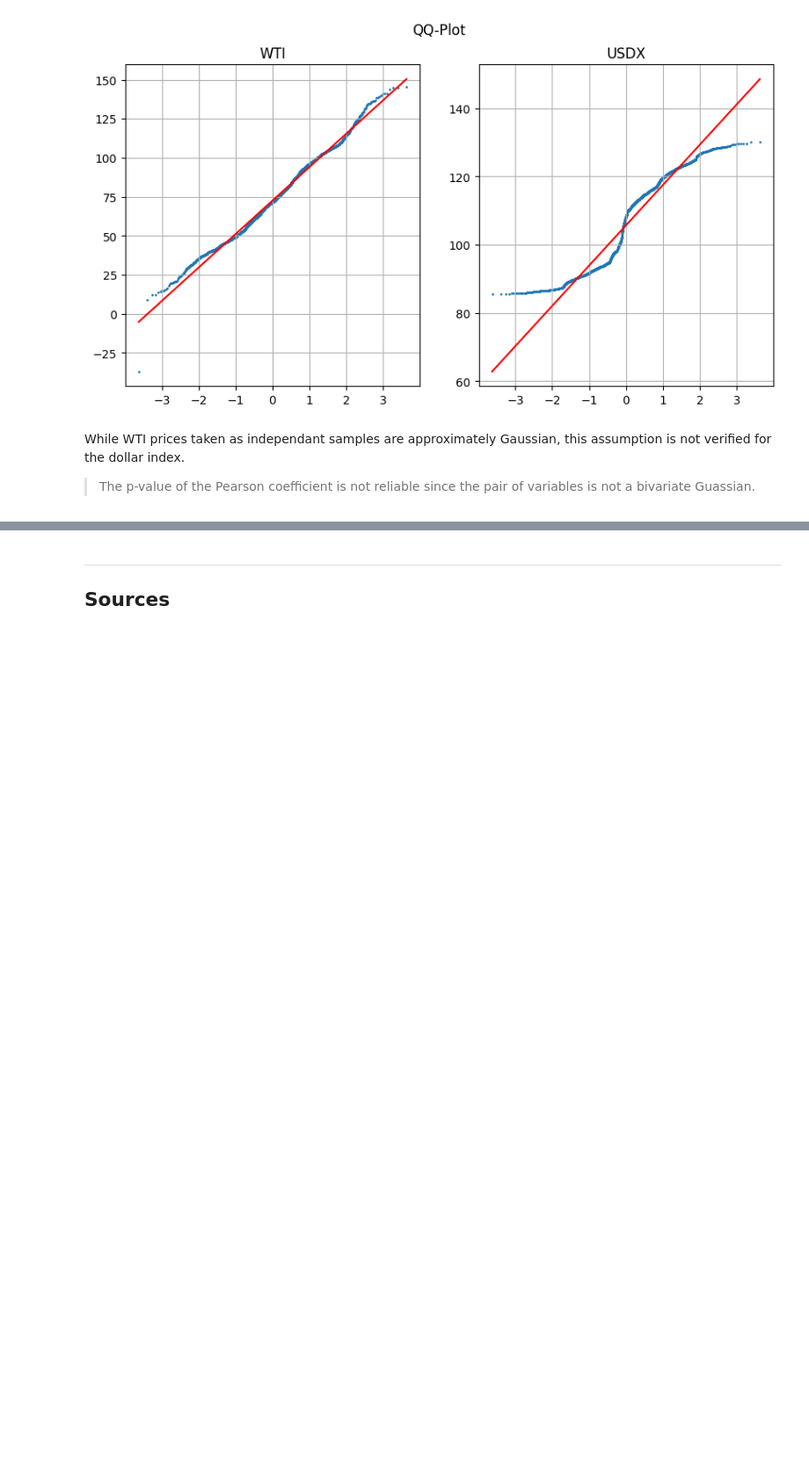
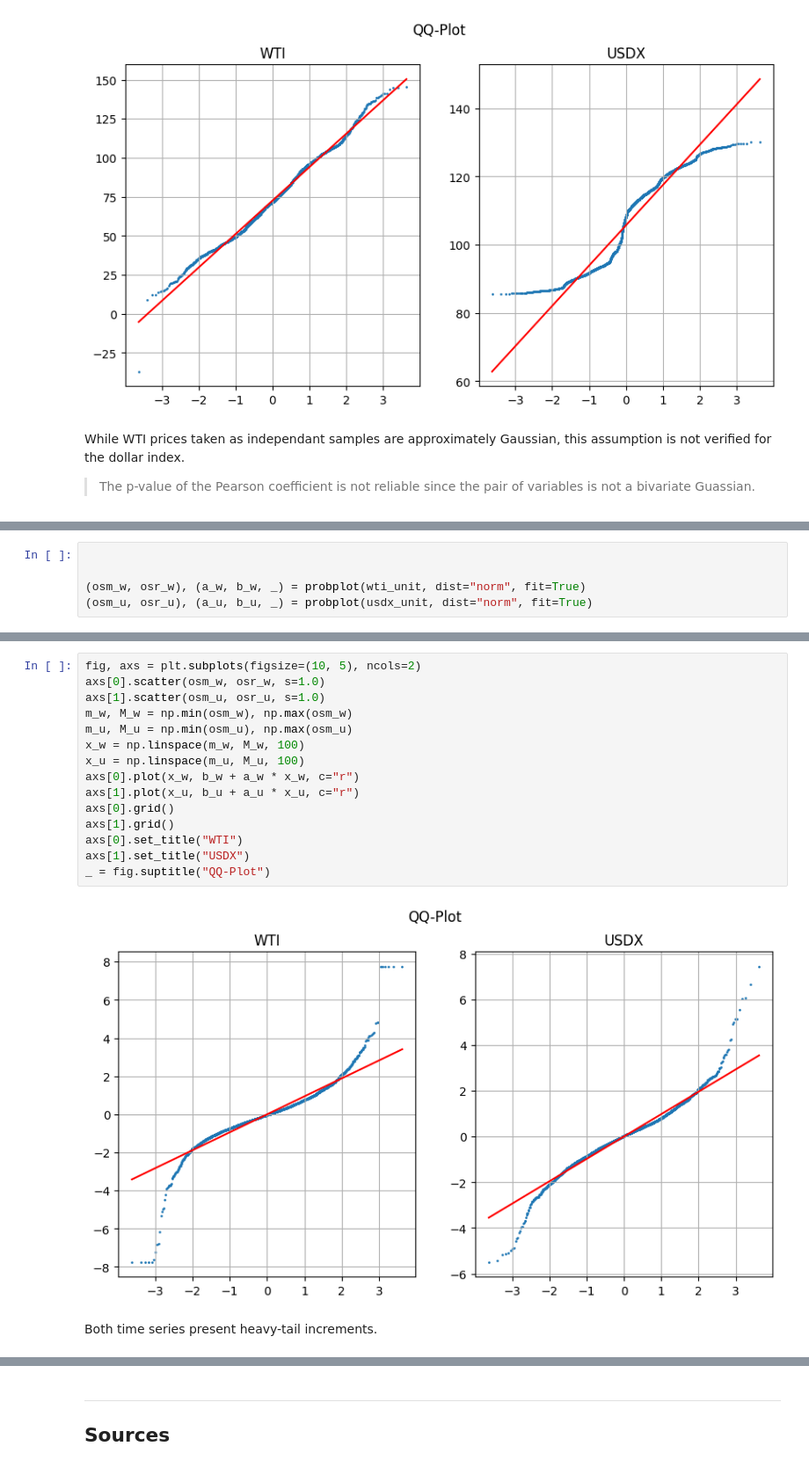
Before and after one commit to chataignault/irbackend, a Jupyter notebook: notebooks/WTI_DXY_correlation.ipynb, the cells around one changed output, grey strips where cells are left out. Shown: that part at 88% size. Drawn from its saved outputs; the diff is of its cells as text; blank space fills up the shorter version.

```diff
--- a/notebooks/WTI_DXY_correlation.ipynb
+++ b/notebooks/WTI_DXY_correlation.ipynb
@@ -274,0 +375,5 @@ The linear projection approximation is not satisfying, first because the time se
+# %%
+
+
+(osm_w, osr_w), (a_w, b_w, _) = probplot(wti_unit, dist="norm", fit=True)
+(osm_u, osr_u), (a_u, b_u, _) = probplot(usdx_unit, dist="norm", fit=True)
@@ -274,0 +427,19 @@ The linear projection approximation is not satisfying, first because the time se
+# %%
+fig, axs = plt.subplots(figsize=(10, 5), ncols=2)
+axs[0].scatter(osm_w, osr_w, s=1.0)
+axs[1].scatter(osm_u, osr_u, s=1.0)
+m_w, M_w = np.min(osm_w), np.max(osm_w)
+m_u, M_u = np.min(osm_u), np.max(osm_u)
+x_w = np.linspace(m_w, M_w, 100)
+x_u = np.linspace(m_u, M_u, 100)
+axs[0].plot(x_w, b_w + a_w * x_w, c="r")
+axs[1].plot(x_u, b_u + a_u * x_u, c="r")
+axs[0].grid()
+axs[1].grid()
+axs[0].set_title("WTI")
+axs[1].set_title("USDX")
+_ = fig.suptitle("QQ-Plot")
+# %% [output]
+[figure, added]
+# %% [markdown]
+Both time series present heavy-tail increments.
```
Also changed, not shown: parts of 18 cells of this notebook, 2 other files.
